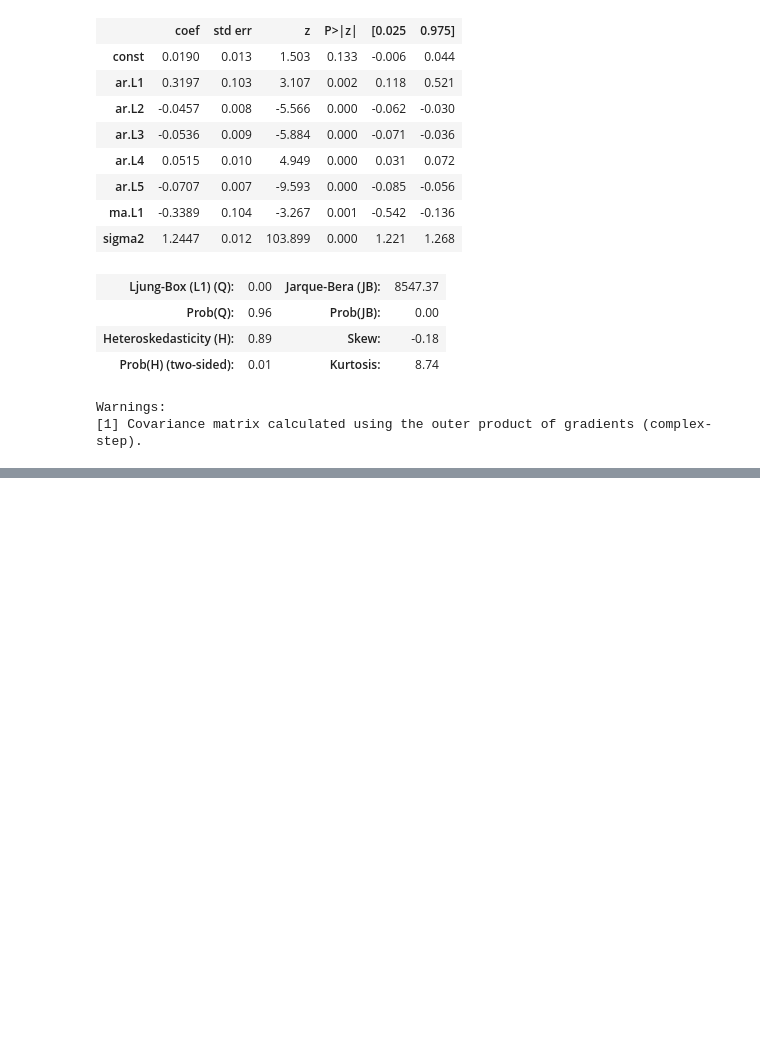
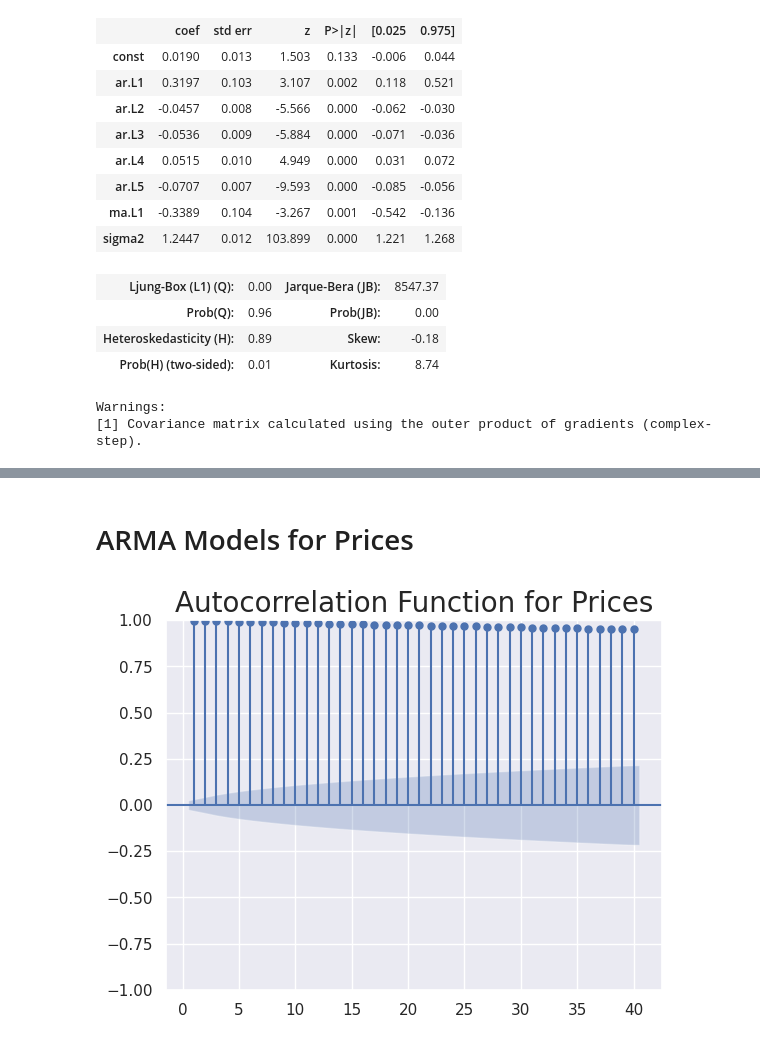
Before and after one commit to MoralesCMaJo/Tarea-2--An-lisis-de-series-temporales, a Jupyter notebook: 7_The_ARMA_model.ipynb, the cells around one changed output, grey strips where cells are left out. Cells and saved outputs as stored; diff of their text form; code cells hidden in the pictures; blank space fills up the shorter version.

```diff
--- a/7_The_ARMA_model.ipynb
+++ b/7_The_ARMA_model.ipynb
@@ -529,0 +554,8 @@ Warnings:
+# %% [markdown]
+# ARMA Models for Prices
+# %%
+sgt.plot_acf(df.market_value, unbiased=True, zero = False, lags = 40)
+plt.title("Autocorrelation Function for Prices",size=20)
+plt.show()
+# %% [output]
+[figure, added]
```
Also changed, not shown: parts of 14 cells of this notebook.
